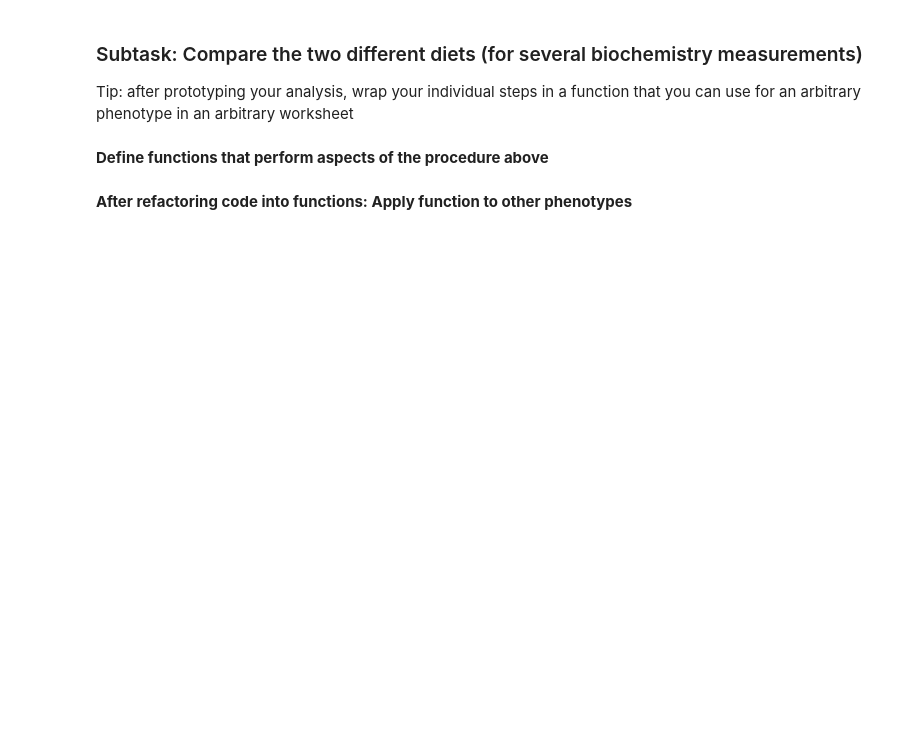
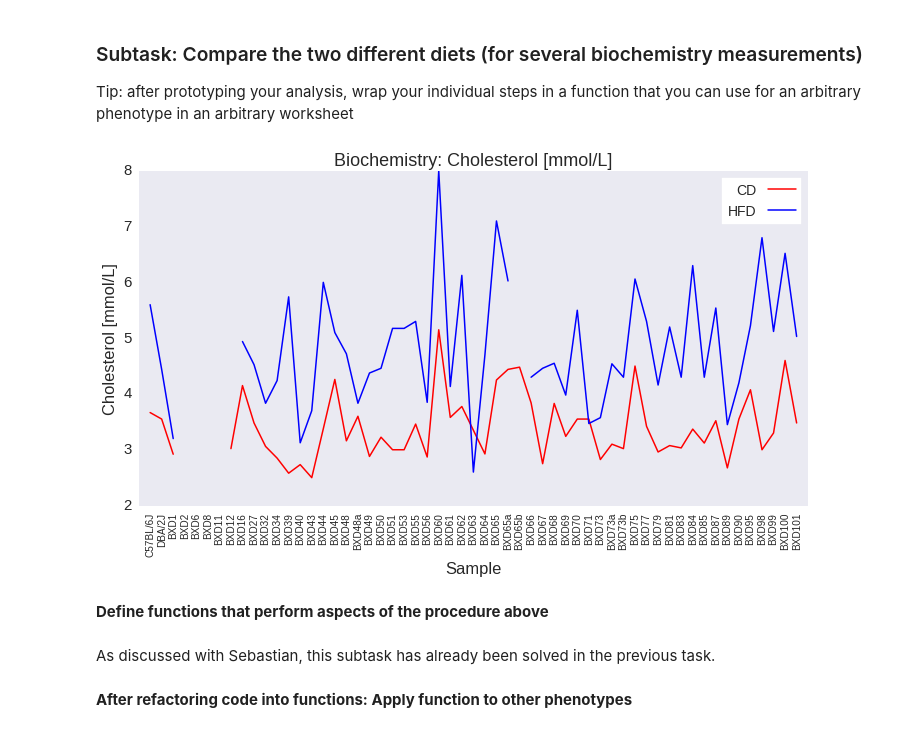
Before and after one commit to Alexstoppel/Integrated_Bioinformatics, a Jupyter notebook: notebooks/Day2_Exploratory_Analysis.ipynb, the cells around one changed output. Drawn from its saved outputs; the diff is of its cells as text; code cells hidden in the pictures; blank space fills up the shorter version.

Commit message:
Task 2 finished

```diff
--- a/notebooks/Day2_Exploratory_Analysis.ipynb
+++ b/notebooks/Day2_Exploratory_Analysis.ipynb
@@ -306,7 +617,34 @@ Examples:
 # %% [markdown]
 ### Subtask: Compare the two different diets (for several biochemistry measurements)
 Tip: after prototyping your analysis, wrap your individual steps in a function that you can use for an arbitrary phenotype in an arbitrary worksheet
+# %%
+def compare_diets(pt, measure):
+    """
+        Compares the diets CD and HFD with respect to the chosen sheet (parameter) and measuremet
+    """
+    plt.figure(figsize=(12,6), dpi=100)
+    to_plot = phenotype[pt]["CD_" + measure].replace("x",np.nan)
+    plt.plot(to_plot,color="red", label="CD")
+    to_plot = phenotype[pt]["HFD_" + measure].replace("x",np.nan)
+    plt.plot(to_plot,color="blue", label="HFD")
+    plt.legend(loc="upper right", frameon=True,
+               fontsize=14,markerfirst=False).get_frame().set_color('white')
+    plt.title(pt + ": " + measure.replace("_"," "))
+    plt.ylabel(measure.replace("_"," "))
+    plt.xlabel("Sample")
+    plt.xticks(range(len(phenotype[pt]["CD_" + measure].values)), phenotype[pt]["@format=column"]
+               .values,rotation="vertical", fontsize=10)
+    plt.xlim(-1,len(phenotype[pt]["CD_" + measure].values))
+    plt.show()
+# %%
+typ = "Biochemistry" # choose parameter
+measure = "Cholesterol_[mmol/L]" # choose measurement
+compare_diets(typ,measure)
+# %% [output]
+[figure, added]
 # %% [markdown]
 __Define functions that perform aspects of the procedure above__
+# %% [markdown]
+As discussed with Sebastian, this subtask has already been solved in the previous task.
 # %% [markdown]
 __After refactoring code into functions: Apply function to other phenotypes__
```
Also changed, not shown: parts of 39 cells of this notebook, 1 other file.
